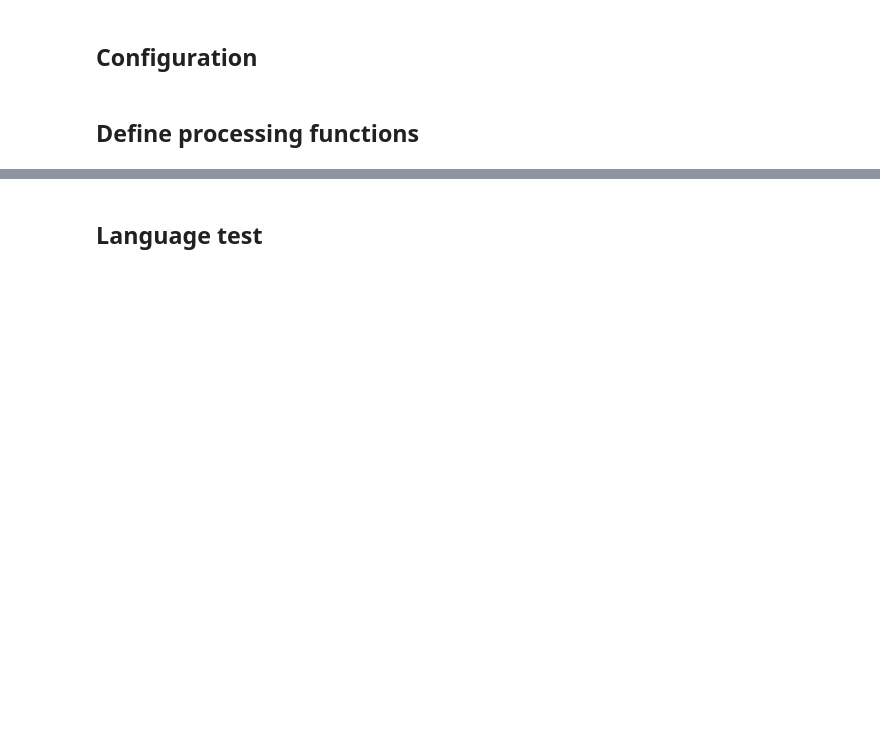
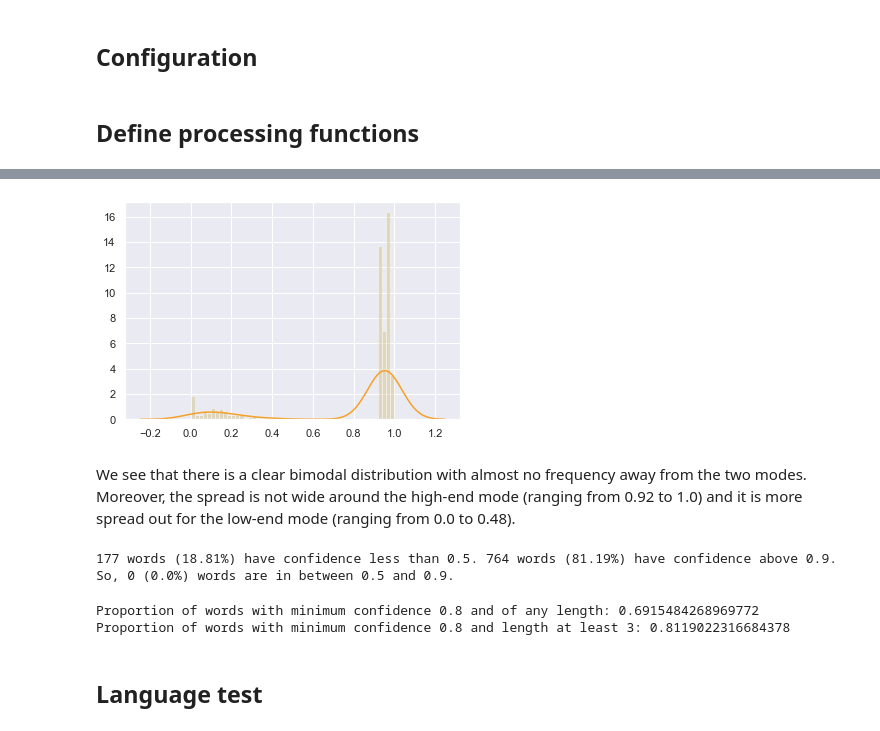
Before and after one commit to MirjamC/master_thesis_kb, a Jupyter notebook: thesis.ipynb, the cells around one changed output, grey strips where cells are left out. Saved outputs shown, nothing was run; the diff lists cells and outputs as text; code cells hidden in the pictures; blank space fills up the shorter version.

```diff
--- a/thesis.ipynb
+++ b/thesis.ipynb
@@ -179,3 +255,35 @@ alto_files = glob.glob(f"{data_path}/{ALTO_path}/*.xml")
+# %%
+word_confidences = [word['WC'] for word in words if len(word['word']) > 3]
+sns.distplot(word_confidences, color='y', kde_kws={"color": "#F5A027"})
+plt.show()
+# %% [output]
+[figure, added]
+# %% [markdown]
+We see that there is a clear bimodal distribution with almost no frequency away from the two modes. Moreover, the spread is not wide around the high-end mode (ranging from 0.92 to 1.0) and it is more spread out for the low-end mode (ranging from 0.0 to 0.48).
+# %%
+value_counts = {x: word_confidences.count(x) for x in word_confidences}
+low_conf = sum([value for key, value in value_counts.items() if key <= 0.5])
+high_conf = sum([value for key, value in value_counts.items() if key > 0.9])
+total = sum(value_counts.values())
+
+print(f"{low_conf} words ({round(100*low_conf/total, 2)}%) have confidence less than 0.5. "
+      f"{high_conf} words ({round(100*high_conf/total, 2)}%) have confidence above 0.9. "
+      f"So, {total - low_conf - high_conf} ({round(100*(total - low_conf - high_conf)/total, 2)}%) "
+      "words are in between 0.5 and 0.9.")
+# %% [output]
+177 words (18.81%) have confidence less than 0.5. 764 words (81.19%) have confidence above 0.9. So, 0 (0.0%) words are in between 0.5 and 0.9.
+# %%
+def conf_summary(words, min_confidence = 0.8, min_length = 2):
+    print(f"Proportion of words with minimum confidence {min_confidence} and of any length: "
+          f"{np.mean([conf > min_confidence for conf in [word['WC'] for word in words]])}")
+
+    print(f"Proportion of words with minimum confidence {min_confidence} and length at least {min_length}: "
+          f"{np.mean([conf > min_confidence for conf in [word['WC'] for word in words if len(word['word']) > min_length]])}")
+
+conf_summary(words, 0.8, 3)
+# %% [output]
+Proportion of words with minimum confidence 0.8 and of any length: 0.6915484268969772
+Proportion of words with minimum confidence 0.8 and length at least 3: 0.8119022316684378
 # %% [markdown]
 ## Language test
 # %% [markdown]
```
Also changed, not shown: parts of 30 cells of this notebook.
